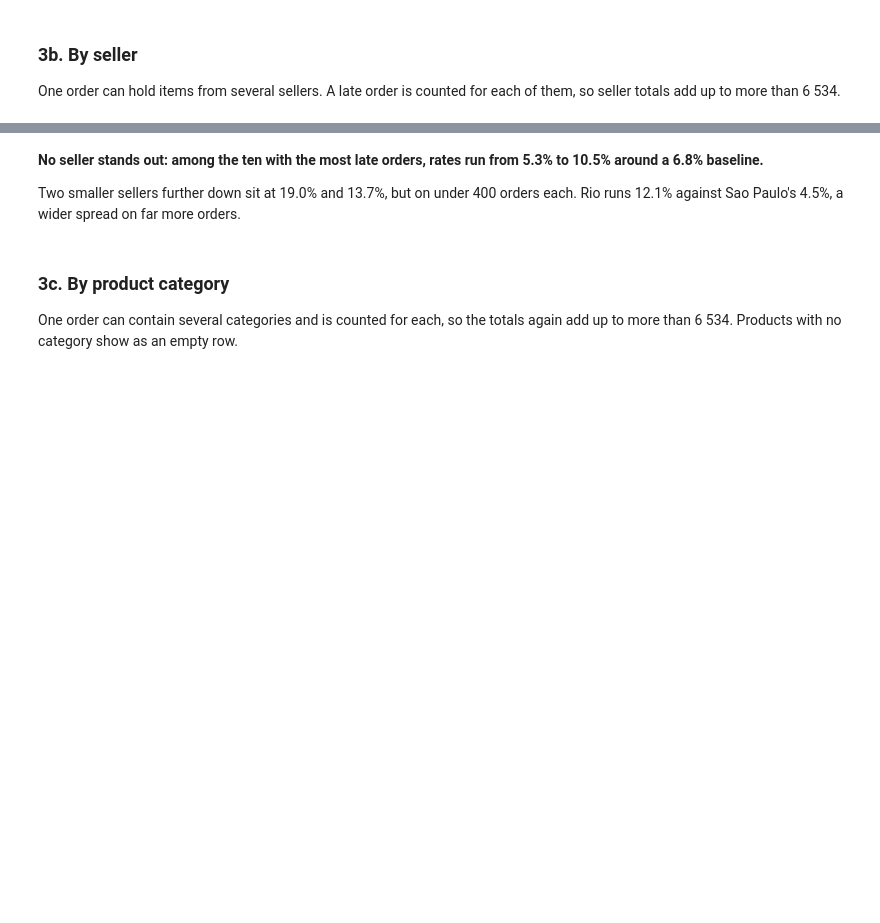
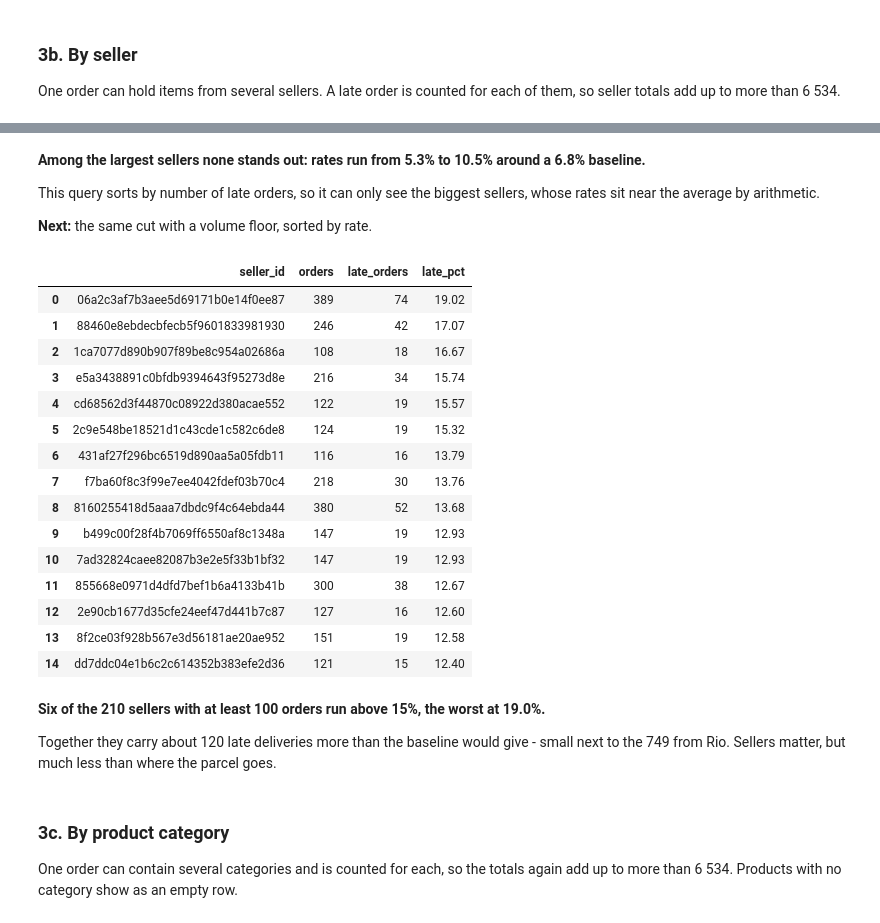
Before and after one commit to PSawaniewska/logistics-pulse, a Jupyter notebook: notebooks/02_sql_analysis.ipynb, the cells around one changed output, grey strips where cells are left out. Saved outputs shown, nothing was run; the diff lists cells and outputs as text; code cells hidden in the pictures; blank space fills up the shorter version.

```diff
--- a/notebooks/02_sql_analysis.ipynb
+++ b/notebooks/02_sql_analysis.ipynb
@@ -176,12 +181,55 @@ con.execute(query).df()
 | 18 | 391fc6631aebcf3004804e51b40bcf1e | 521 | 45 | 8.64 |
 | 19 | 1835b56ce799e6a4dc4eddc053f04066 | 417 | 43 | 10.31 |
 # %% [markdown]
-**No seller stands out: among the ten with the most late orders, rates run
-from 5.3% to 10.5% around a 6.8% baseline.**
+**Among the largest sellers none stands out: rates run from 5.3% to 10.5%
+around a 6.8% baseline.**
 
-Two smaller sellers further down sit at 19.0% and 13.7%, but on under 400
-orders each. Rio runs 12.1% against Sao Paulo's 4.5%, a wider spread on far
-more orders.
+This query sorts by number of late orders, so it can only see the biggest
+sellers, whose rates sit near the average by arithmetic.
+
+**Next:** the same cut with a volume floor, sorted by rate.
+# %%
+query = """
+SELECT
+    ot.seller_id,
+    COUNT(DISTINCT o.order_id)                            AS orders,
+    COUNT(DISTINCT o.order_id) FILTER (WHERE o.is_late)   AS late_orders,
+    ROUND(COUNT(DISTINCT o.order_id) FILTER (WHERE o.is_late)
+          / COUNT(DISTINCT o.order_id) * 100, 2)          AS late_pct
+FROM orders o
+JOIN order_items ot ON o.order_id = ot.order_id
+WHERE o.is_late IS NOT NULL
+  AND o.order_status = 'delivered'
+GROUP BY ot.seller_id
+HAVING COUNT(DISTINCT o.order_id) >= 100
+ORDER BY late_pct DESC
+LIMIT 15
+"""
+con.execute(query).df()
+# %% [output]
+|  | seller_id | orders | late_orders | late_pct |
+| 0 | 06a2c3af7b3aee5d69171b0e14f0ee87 | 389 | 74 | 19.02 |
+| 1 | 88460e8ebdecbfecb5f9601833981930 | 246 | 42 | 17.07 |
+| 2 | 1ca7077d890b907f89be8c954a02686a | 108 | 18 | 16.67 |
+| 3 | e5a3438891c0bfdb9394643f95273d8e | 216 | 34 | 15.74 |
+| 4 | cd68562d3f44870c08922d380acae552 | 122 | 19 | 15.57 |
+| 5 | 2c9e548be18521d1c43cde1c582c6de8 | 124 | 19 | 15.32 |
+| 6 | 431af27f296bc6519d890aa5a05fdb11 | 116 | 16 | 13.79 |
+| 7 | f7ba60f8c3f99e7ee4042fdef03b70c4 | 218 | 30 | 13.76 |
+| 8 | 8160255418d5aaa7dbdc9f4c64ebda44 | 380 | 52 | 13.68 |
+| 9 | b499c00f28f4b7069ff6550af8c1348a | 147 | 19 | 12.93 |
+| 10 | 7ad32824caee82087b3e2e5f33b1bf32 | 147 | 19 | 12.93 |
+| 11 | 855668e0971d4dfd7bef1b6a4133b41b | 300 | 38 | 12.67 |
+| 12 | 2e90cb1677d35cfe24eef47d441b7c87 | 127 | 16 | 12.60 |
+| 13 | 8f2ce03f928b567e3d56181ae20ae952 | 151 | 19 | 12.58 |
+| 14 | dd7ddc04e1b6c2c614352b383efe2d36 | 121 | 15 | 12.40 |
+# %% [markdown]
+**Six of the 210 sellers with at least 100 orders run above 15%, the worst at
+19.0%.**
+
+Together they carry about 120 late deliveries more than the baseline would
+give - small next to the 749 from Rio. Sellers matter, but much less than
+where the parcel goes.
 # %% [markdown]
 ### 3c. By product category
 
```
Also changed, not shown: parts of 12 cells of this notebook, 3 other files.
